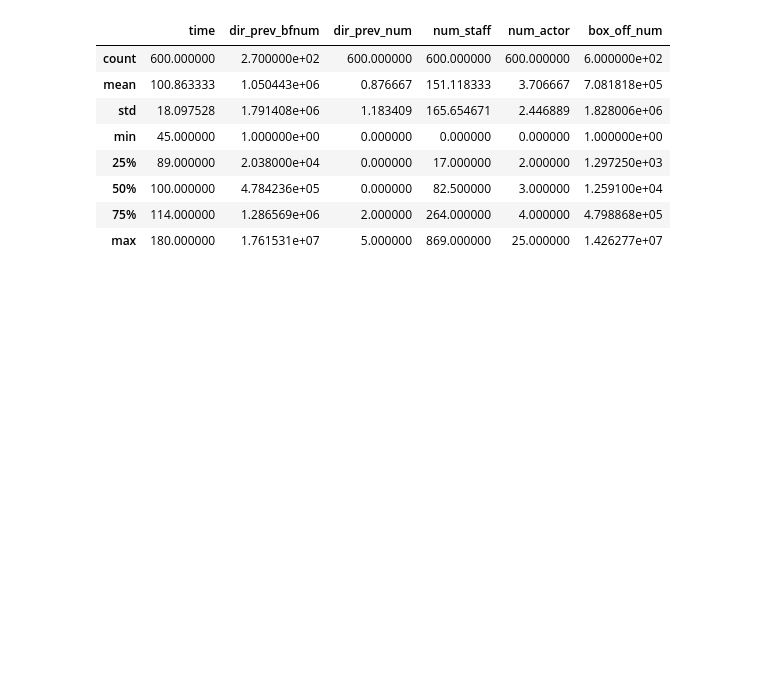
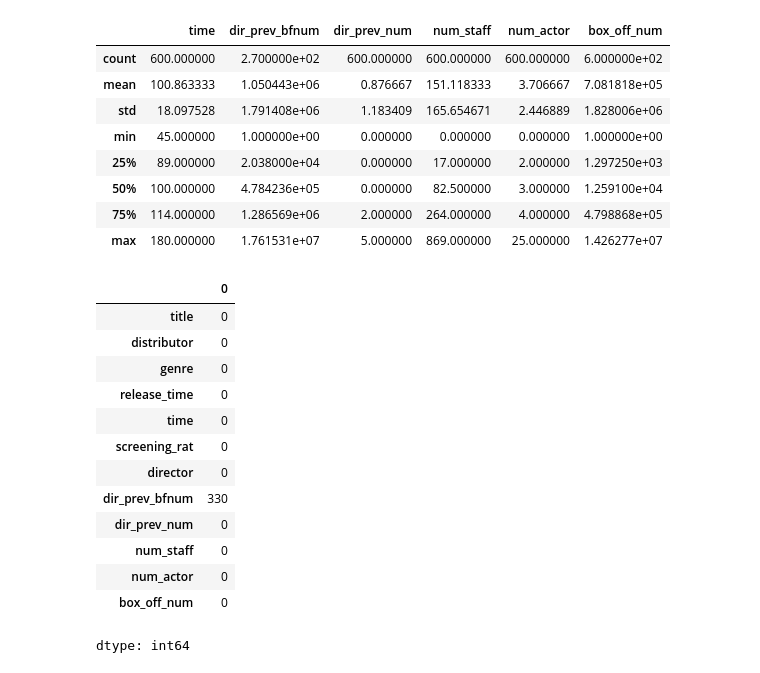
Before and after one commit to ys23-lys/ESAA, a Jupyter notebook: ESAA_YB3_미니_프로젝트.ipynb, the cells around one changed output. Cells and saved outputs as stored; diff of their text form; code cells hidden in the pictures; blank space fills up the shorter version.

```diff
--- a/ESAA_YB3_미니_프로젝트.ipynb
+++ b/ESAA_YB3_미니_프로젝트.ipynb
@@ -84,3 +86,22 @@ train.describe()
 | 50% | 100.000000 | 4.784236e+05 | 0.000000 | 82.500000 | 3.000000 | 1.259100e+04 |
 | 75% | 114.000000 | 1.286569e+06 | 2.000000 | 264.000000 | 4.000000 | 4.798868e+05 |
 | max | 180.000000 | 1.761531e+07 | 5.000000 | 869.000000 | 25.000000 | 1.426277e+07 |
+# %%
+# 결측치 확인
+train.isna().sum()
+# dir_prev_bfnum의 결측치가 330.
+# %% [output]
+|  | 0 |
+| title | 0 |
+| distributor | 0 |
+| genre | 0 |
+| release_time | 0 |
+| time | 0 |
+| screening_rat | 0 |
+| director | 0 |
+| dir_prev_bfnum | 330 |
+| dir_prev_num | 0 |
+| num_staff | 0 |
+| num_actor | 0 |
+| box_off_num | 0 |
+dtype: int64
```
Also changed, not shown: parts of 24 cells of this notebook.
